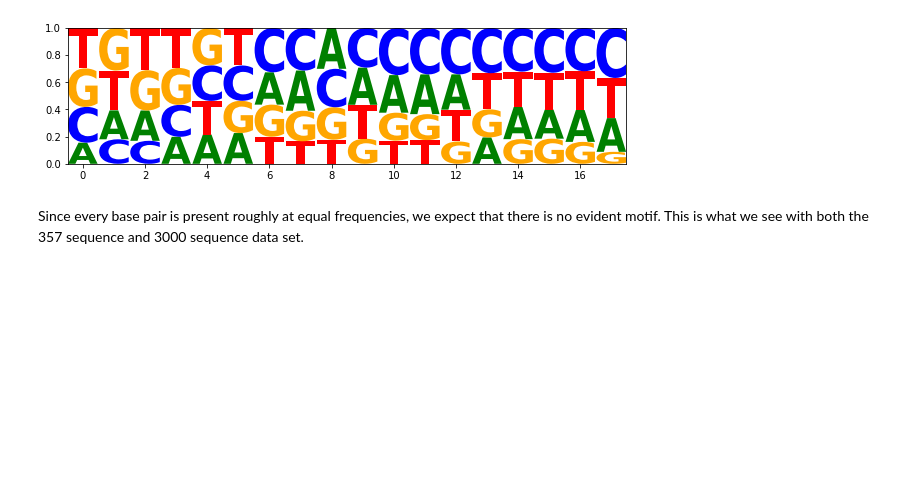
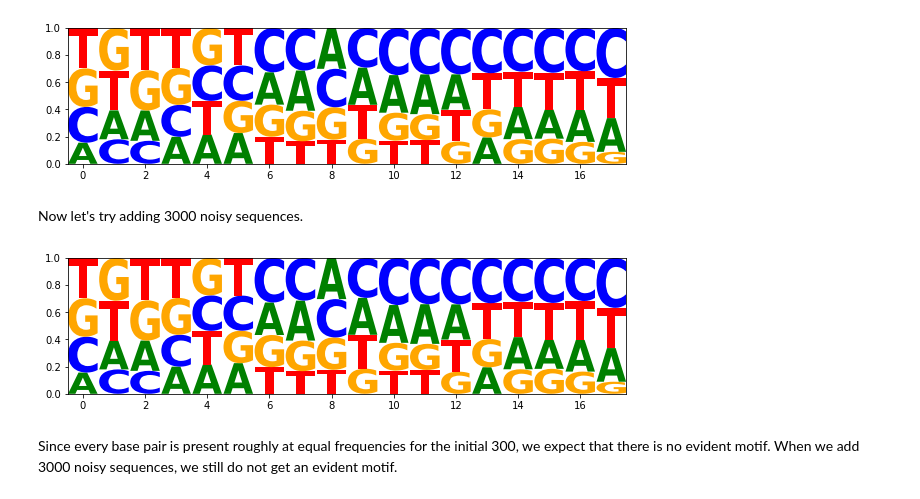
Before and after one commit to vhaghani26/BST_227_Code, a Jupyter notebook: Assignment_1.ipynb, the cells around one changed output. Saved outputs shown, nothing was run; the diff lists cells and outputs as text; code cells hidden in the pictures; blank space fills up the shorter version.

```diff
--- a/Assignment_1.ipynb
+++ b/Assignment_1.ipynb
@@ -947,3 +947,5 @@ motif_logo = logomaker.Logo(motif_table,
                           )
 # %% [output]
 [figure]
+# %% [markdown]
+Now let's try adding 3000 noisy sequences.
@@ -950,2 +984,27 @@ motif_logo = logomaker.Logo(motif_table,
+# %%
+all_my_seqs = my_seqs + my_noisy_seqs
+all_my_ohe_seqs = make_matrix(my_seqs)
+# %%
+num_iterations = 20
+seq_data = all_my_ohe_seqs
+seq_len = len(seq_data[0])
+motif_length = 18
+params = initialize_random_params(seq_len, motif_length)
+
+
+# Run EM
+llh_bigger_set, params_bigger_set = run_em(params, num_iterations, seq_data, motif_length)
+# %%
+import logomaker
+import pandas as pd
+
+#def make_logo:
+motif_table = pd.DataFrame(params_bigger_set[-1]['psi1'],columns=['A', 'C', 'G', 'T'])
+motif_logo = logomaker.Logo(motif_table,
+                          shade_below=.5,
+                          fade_below=.5,
+                          )
+# %% [output]
+[figure, added]
 # %% [markdown]
-Since every base pair is present roughly at equal frequencies, we expect that there is no evident motif. This is what we see with both the 357 sequence and 3000 sequence data set.
+Since every base pair is present roughly at equal frequencies for the initial 300, we expect that there is no evident motif. When we add 3000 noisy sequences, we still do not get an evident motif.
```
Also changed, not shown: parts of 1 cell of this notebook.
